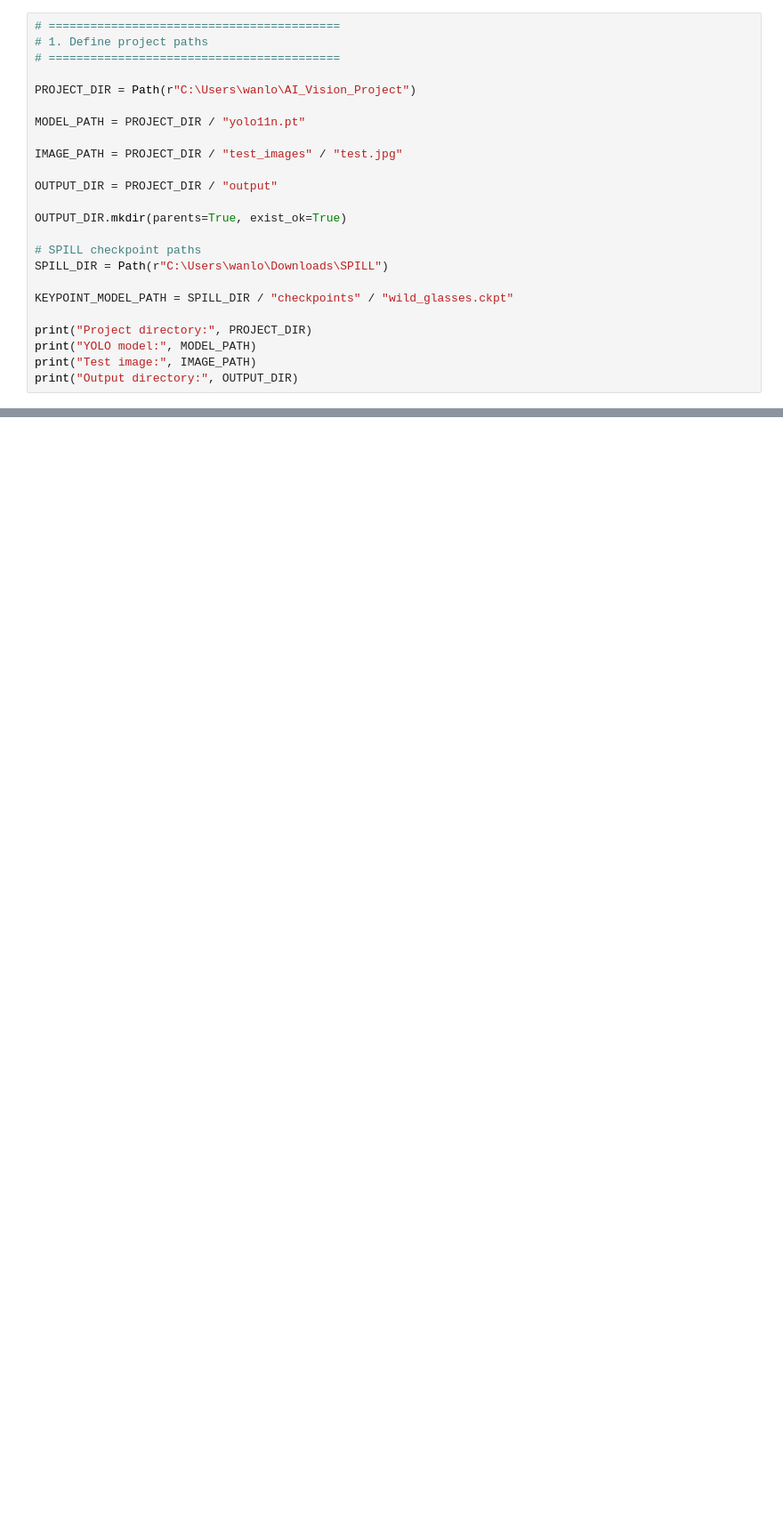
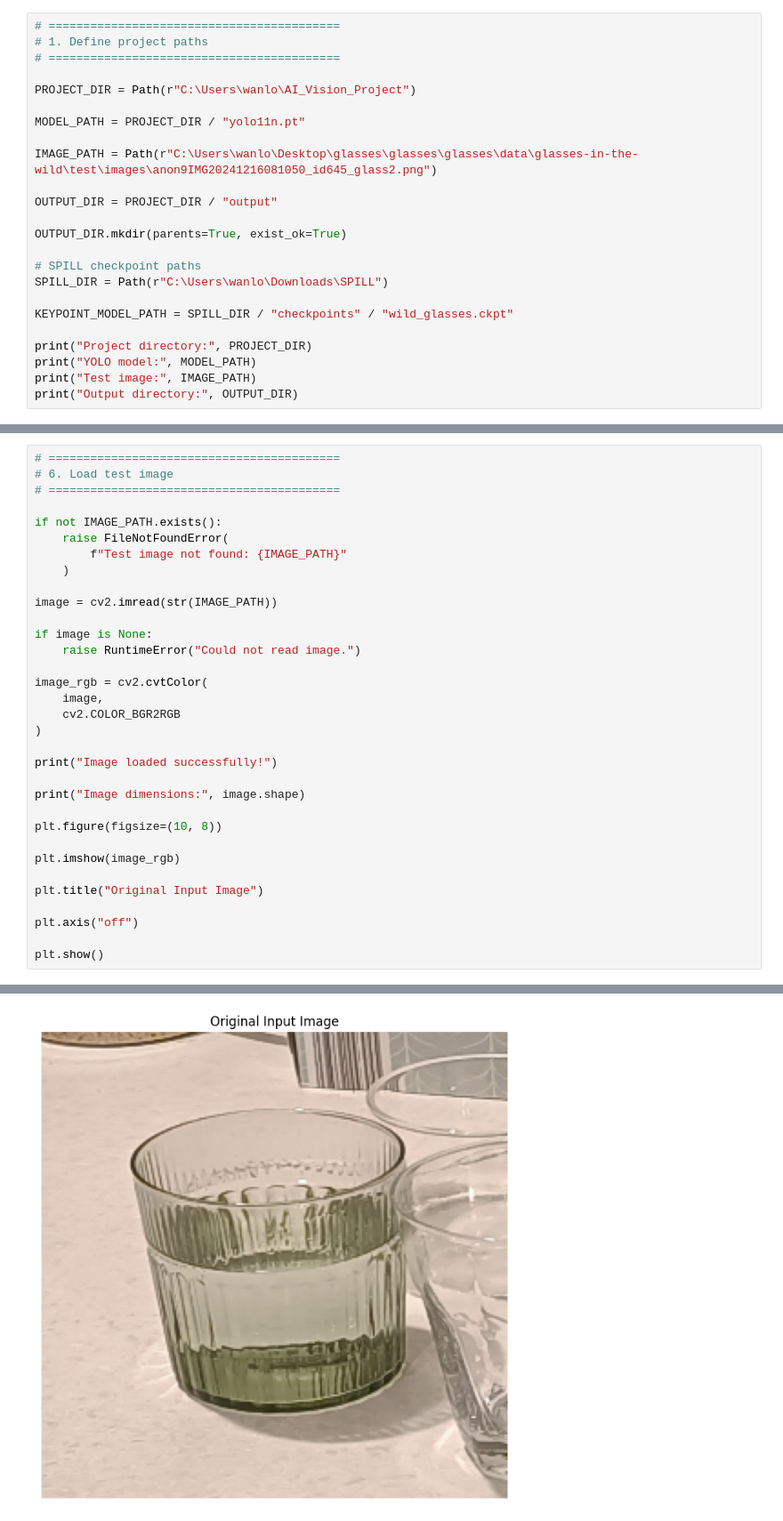
Before and after one commit to najain03/Beverage_Serving_Robot, a Jupyter notebook: yolomodel.ipynb, the cells around one changed output, grey strips where cells are left out. Shown at 89% size. Saved outputs shown, nothing was run; the diff lists cells and outputs as text; blank space fills up the shorter version.

Commit message:
Updating Requirements and adding test image pathing.

```diff
--- a/yolomodel.ipynb
+++ b/yolomodel.ipynb
@@ -7,7 +20,7 @@ PROJECT_DIR = Path(r"C:\Users\wanlo\AI_Vision_Project")
 
 MODEL_PATH = PROJECT_DIR / "yolo11n.pt"
 
-IMAGE_PATH = PROJECT_DIR / "test_images" / "test.jpg"
+IMAGE_PATH = Path(r"C:\Users\wanlo\Desktop\glasses\glasses\glasses\data\glasses-in-the-wild\test\images\anon9IMG20241216081050_id645_glass2.png")
 
 OUTPUT_DIR = PROJECT_DIR / "output"
 
@@ -44,0 +123,34 @@ print("YOLO checkpoint verified!")
+# %%
+# ==========================================
+# 6. Load test image
+# ==========================================
+
+if not IMAGE_PATH.exists():
+    raise FileNotFoundError(
+        f"Test image not found: {IMAGE_PATH}"
+    )
+
+image = cv2.imread(str(IMAGE_PATH))
+
+if image is None:
+    raise RuntimeError("Could not read image.")
+
+image_rgb = cv2.cvtColor(
+    image,
+    cv2.COLOR_BGR2RGB
+)
+
+print("Image loaded successfully!")
+
+print("Image dimensions:", image.shape)
+
+plt.figure(figsize=(10, 8))
+
+plt.imshow(image_rgb)
+
+plt.title("Original Input Image")
+
+plt.axis("off")
+
+plt.show()
+# %% [output]
@@ -44,0 +159 @@ print("YOLO checkpoint verified!")
+[figure, added]
```
Also changed, not shown: parts of 11 cells of this notebook, 1 other file.
